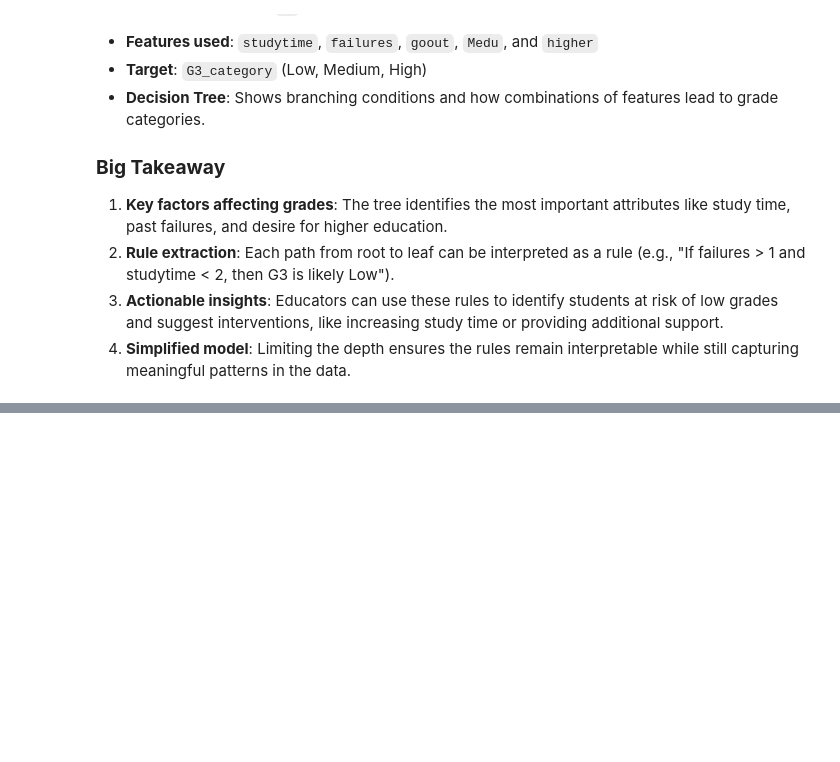
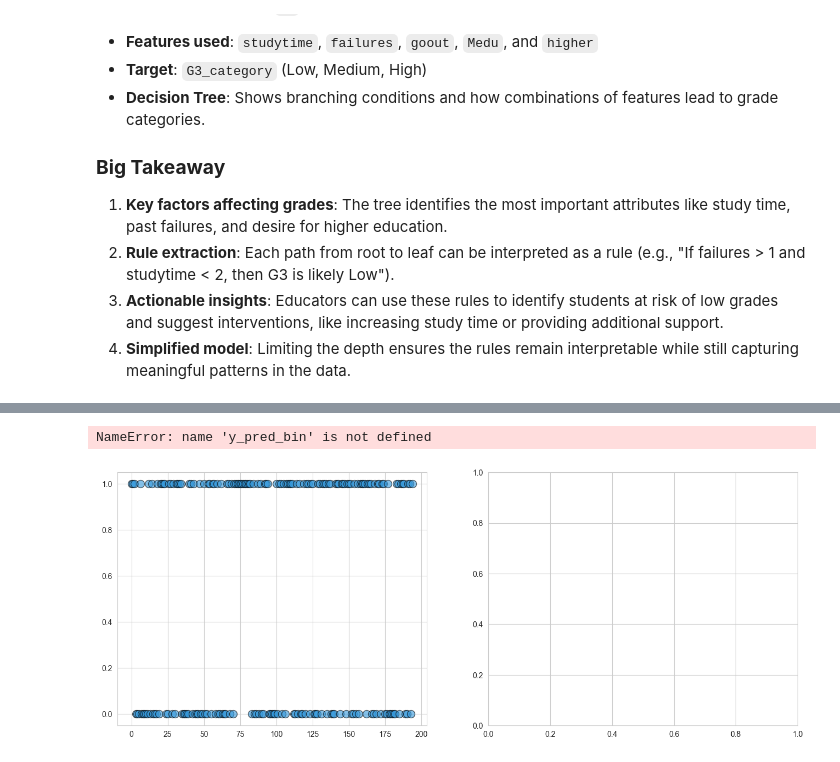
Before and after one commit to orchlonn/CS-456, a Jupyter notebook: Labs/Lab-5/Lab5.ipynb, the cells around one changed output, grey strips where cells are left out. Cells and saved outputs as stored; diff of their text form; code cells hidden in the pictures; blank space fills up the shorter version.

```diff
--- a/Labs/Lab-5/Lab5.ipynb
+++ b/Labs/Lab-5/Lab5.ipynb
@@ -475,0 +639,53 @@ The purpose of this figure is to **extract interpretable rules from the student
+# %%
+# Visualization 1: Scatter Plot - True vs Predicted
+fig, axes = plt.subplots(1, 2, figsize=(16, 6))
+
+# Scatter plot showing predictions
+axes[0].scatter(range(len(y_test_bin)), y_test_bin, alpha=0.6, s=100,
+               label='True Labels', color='#3498db', edgecolors='black', linewidth=1)
+axes[0].scatter(range(len(y_pred_bin)), y_pred_bin, alpha=0.4, s=80,
+               label='Predictions', color='#e74c3c', marker='x', linewidth=2)
+axes[0].set_xlabel('Student Index', fontsize=12, fontweight='bold')
+axes[0].set_ylabel('Class (0=Failed, 1=Passed)', fontsize=12, fontweight='bold')
+axes[0].set_title('True Labels vs Predictions', fontsize=14, fontweight='bold')
+axes[0].legend(fontsize=11, loc='best')
+axes[0].grid(True, alpha=0.3)
+axes[0].set_yticks([0, 1])
+axes[0].set_yticklabels(['Failed', 'Passed'])
+
+# Better visualization: Side-by-side comparison
+comparison_df = pd.DataFrame({
+    'True': y_test_bin.values,
+    'Predicted': y_pred_bin
+})
+comparison_counts = comparison_df.groupby(['True', 'Predicted']).size().unstack(fill_value=0)
+
+x_pos = np.arange(2)
+width = 0.35
+
+bars1 = axes[1].bar(x_pos - width/2, [comparison_counts.loc[0, 0], comparison_counts.loc[1, 1]],
+                   width, label='Correct Predictions', color='#2ecc71', alpha=0.8, edgecolor='black', linewidth=2)
+bars2 = axes[1].bar(x_pos + width/2, [comparison_counts.loc[0, 1], comparison_counts.loc[1, 0]],
+                   width, label='Incorrect Predictions', color='#e74c3c', alpha=0.8, edgecolor='black', linewidth=2)
+
+axes[1].set_xlabel('True Class', fontsize=12, fontweight='bold')
+axes[1].set_ylabel('Number of Students', fontsize=12, fontweight='bold')
+axes[1].set_title('Prediction Accuracy Breakdown', fontsize=14, fontweight='bold')
+axes[1].set_xticks(x_pos)
+axes[1].set_xticklabels(['Failed (0)', 'Passed (1)'])
+axes[1].legend(fontsize=11)
+axes[1].grid(axis='y', alpha=0.3)
+
+# Add value labels on bars
+for bars in [bars1, bars2]:
+    for bar in bars:
+        height = bar.get_height()
+        if height > 0:
+            axes[1].text(bar.get_x() + bar.get_width()/2., height + 1,
+                       f'{int(height)}', ha='center', va='bottom', fontsize=10, fontweight='bold')
+
+plt.tight_layout()
+plt.show()
+# %% [output]
+NameError: name 'y_pred_bin' is not defined
+[figure, added]
```
Also changed, not shown: parts of 21 cells of this notebook.
